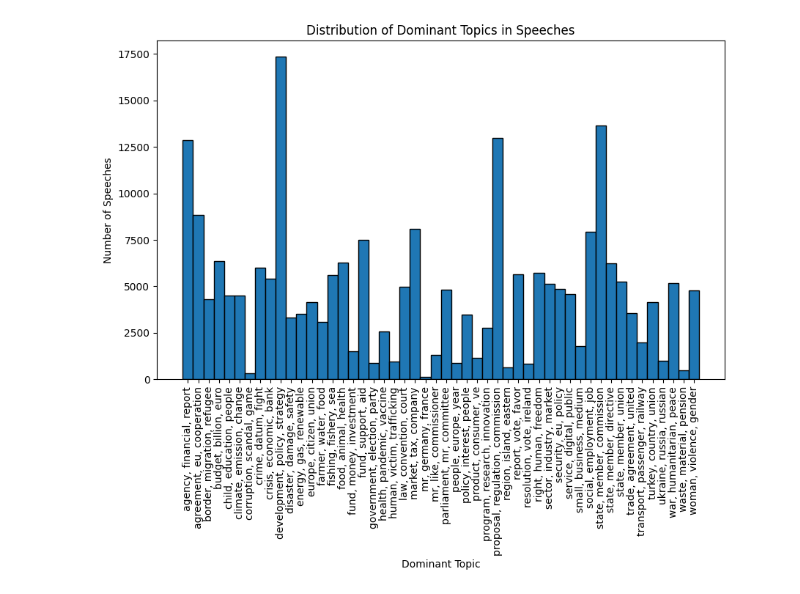
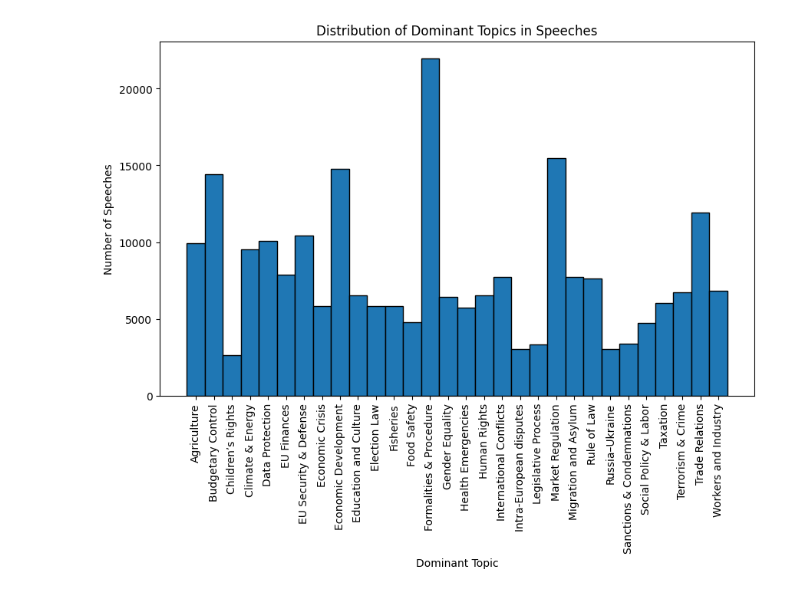
Before and after one commit to derkleinejakob/dataliteracy25, a Jupyter notebook: stacked_area_plot_lda.ipynb, the cells around one changed output. Cells and saved outputs as stored; diff of their text form; code cells hidden in the pictures.

Commit message:
stacked area plot updated

```diff
--- a/stacked_area_plot_lda.ipynb
+++ b/stacked_area_plot_lda.ipynb
@@ -13,7 +14,8 @@ import nbformat
 # %%
-# import lda model
-n_topics = 50
-n_passes = 5
-model_path = f"data/lda/{n_topics}_topics/{n_passes}/model.model"
+# import lda model and data
+n_topics = 30
+model_path = "data/lda/final_model/model.model"
 lda_model = LdaModel.load(model_path)
+data_path = "data/final.parquet"
+df = pd.read_parquet(data_path)
 # %%
@@ -49,5 +85,3 @@ topic_list = []
 for idx, topic in lda_model.show_topics(formatted=False, num_topics=n_topics):
     label = ", ".join([word for word, prob in topic[:3]])
     topic_list.append(label)
-# %%
-df = pd.read_csv("data/df_topics_temp.csv")
@@ -96,4 +97,0 @@ df.shape
-# %%
-# exclude all written speeches
-df = df[df['written'] == True]
-df.shape
@@ -102,4 +98,5 @@ df.shape
 # %%
-# add new column, where for each row, the topic with the highest probability is selected
-df['dominant_topic_id'] = df.loc[:, 'topic_0':'topic_49'].idxmax(axis=1)
-df['dominant_topic'] = df['dominant_topic_id'].apply(lambda x: topic_list[int(x.split('_')[1])])
+# select topic with highest probability for each speech
+df['dominant_topic_id'] = df.loc[:, 'topic_0':'topic_29'].idxmax(axis=1).apply(lambda x: int(x.split('_')[1])).astype(int)
+# give dominant topic its label
+df['dominant_topic'] = df['dominant_topic_id'].apply(lambda x: topic_labels[x])
@@ -116,14 +103,14 @@ df.head()
 # %%
 # histogram of dominant topics
 plt.figure(figsize=(10,6))
-plt.hist(df['dominant_topic'].sort_values(), bins=np.arange(-0.5, 50.5, 1), edgecolor='black')
+plt.hist(df['dominant_topic'].sort_values(), bins=np.arange(-0.5, 30.5, 1), edgecolor='black')
 plt.xticks(rotation=90)
 plt.xlabel('Dominant Topic')
 plt.ylabel('Number of Speeches')
 plt.title('Distribution of Dominant Topics in Speeches')
 plt.show()
 # %% [output]
-[figure, old version]
+[figure, new version]
 # %%
 # rough left - right classification: should be replaced by chess data later - 1 left to 10 right
 party_dict = {"PSE/S&D": 3,
```
Also changed, not shown: parts of 15 cells of this notebook, 1 other file.
